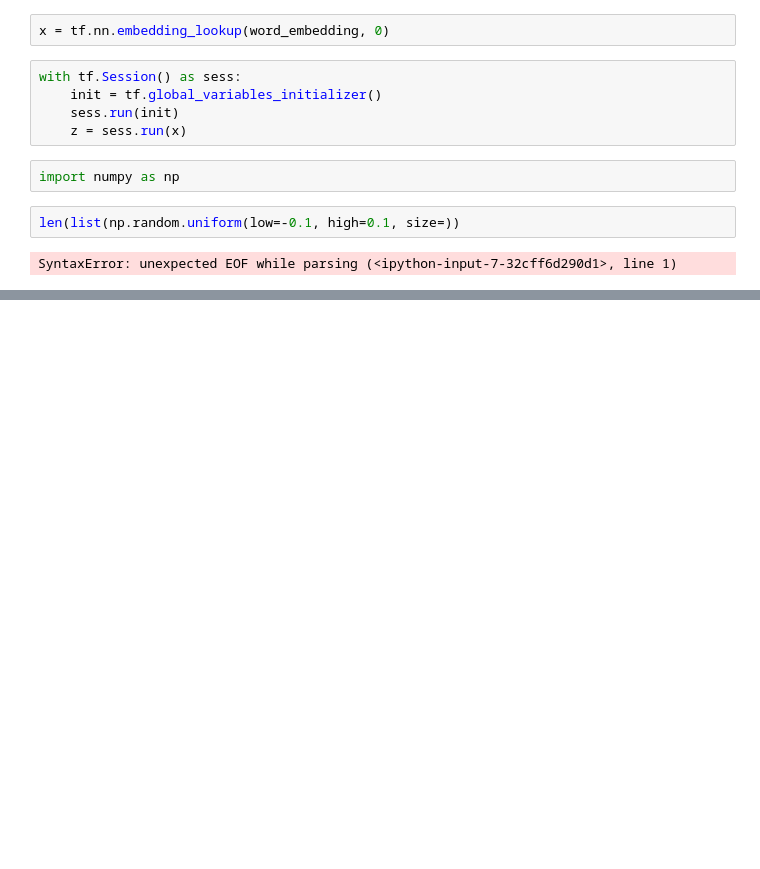
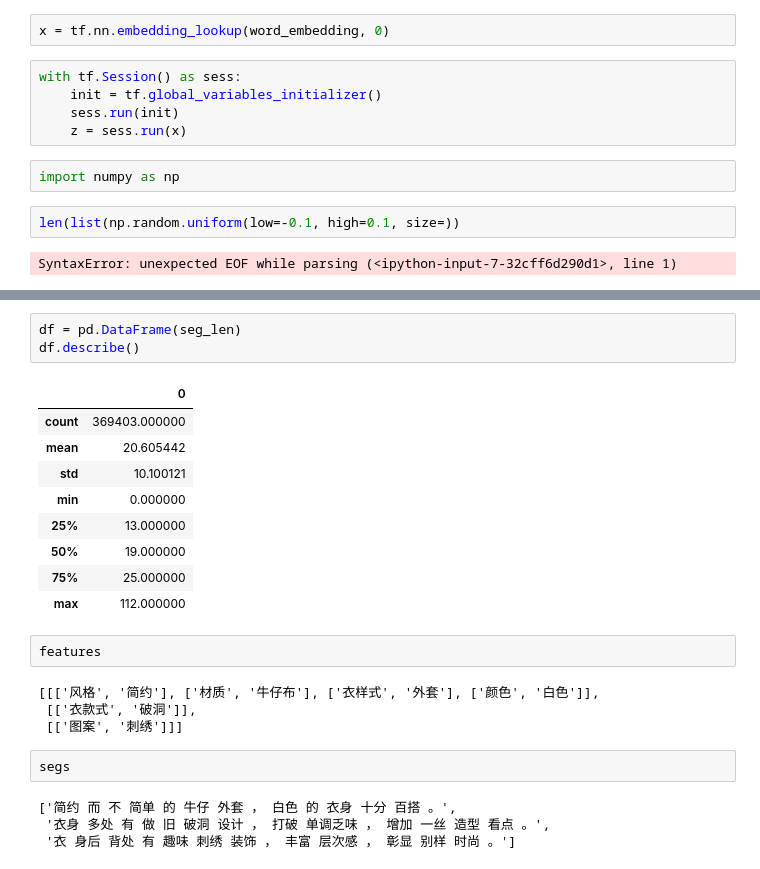
Before and after one commit to VitoUnderwood/nlp_estimator_template, a Jupyter notebook: data_analysis.ipynb, the cells around one changed output, grey strips where cells are left out. Cells and saved outputs as stored; diff of their text form; blank space fills up the shorter version.

```diff
--- a/data_analysis.ipynb
+++ b/data_analysis.ipynb
@@ -246,0 +304,25 @@ SyntaxError: unexpected EOF while parsing (<ipython-input-7-32cff6d290d1>, line
+# %%
+df = pd.DataFrame(seg_len)
+df.describe()
+# %% [output]
+|  | 0 |
+| count | 369403.000000 |
+| mean | 20.605442 |
+| std | 10.100121 |
+| min | 0.000000 |
+| 25% | 13.000000 |
+| 50% | 19.000000 |
+| 75% | 25.000000 |
+| max | 112.000000 |
+# %%
+features
+# %% [output]
+[[['风格', '简约'], ['材质', '牛仔布'], ['衣样式', '外套'], ['颜色', '白色']],
+ [['衣款式', '破洞']],
+ [['图案', '刺绣']]]
+# %%
+segs
+# %% [output]
+['简约 而 不 简单 的 牛仔 外套 ， 白色 的 衣身 十分 百搭 。',
+ '衣身 多处 有 做 旧 破洞 设计 ， 打破 单调乏味 ， 增加 一丝 造型 看点 。',
+ '衣 身后 背处 有 趣味 刺绣 装饰 ， 丰富 层次感 ， 彰显 别样 时尚 。']
```
Also changed, not shown: parts of 8 cells of this notebook, 17 other files.
